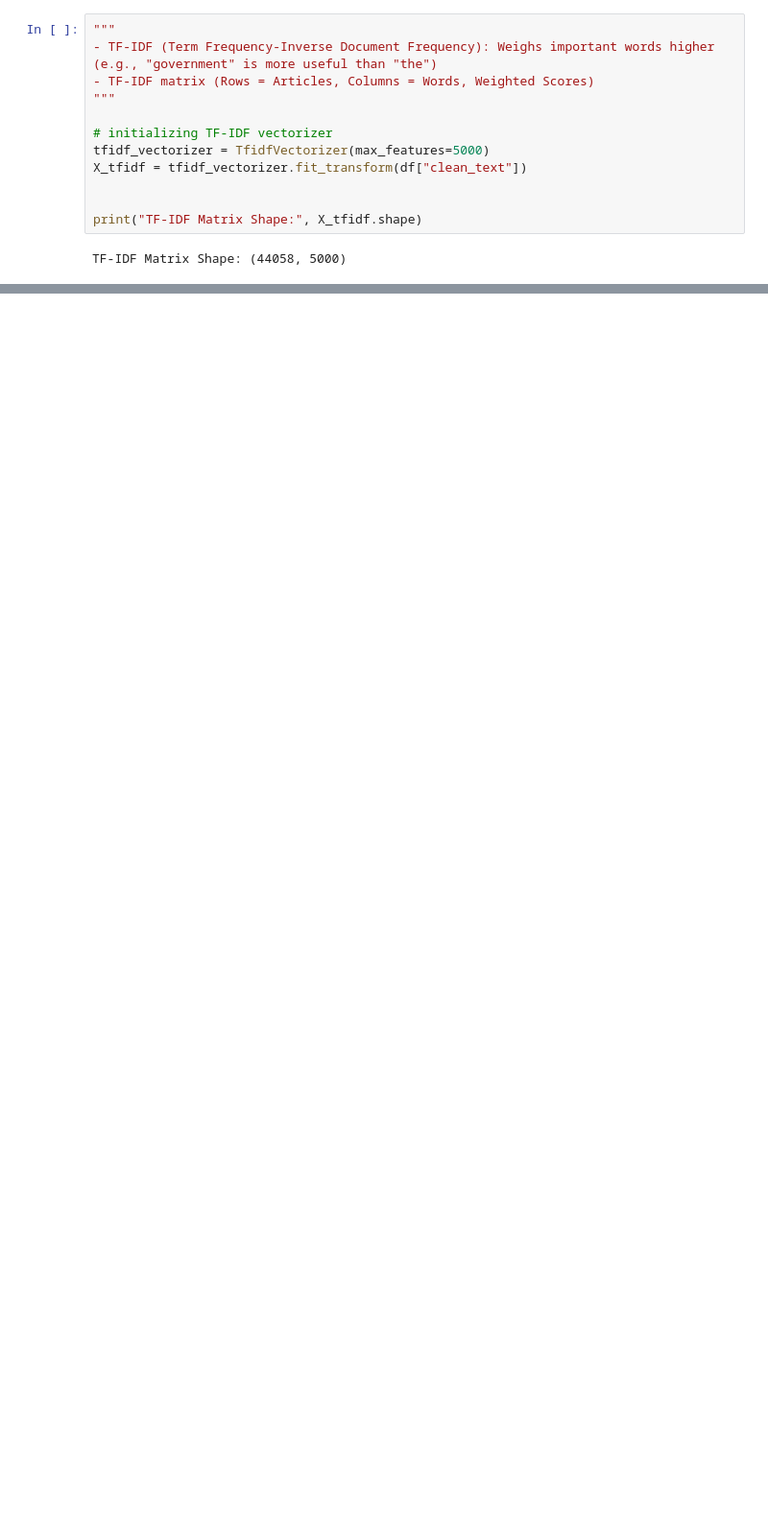
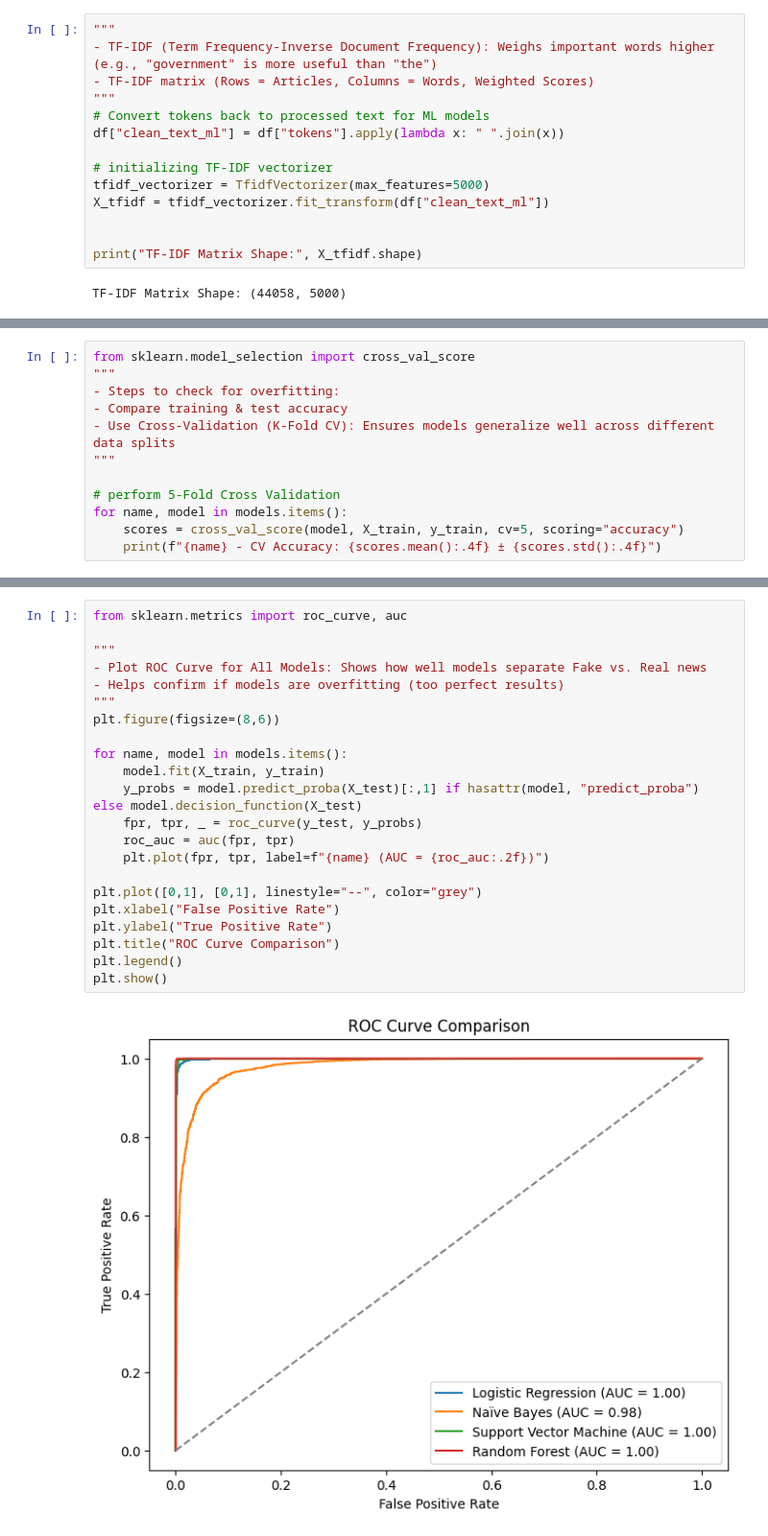
Before and after one commit to nikhil-reddy05/Fake-News-Detection, a Jupyter notebook: notebooks/fake-news-detection.ipynb, the cells around one changed output, grey strips where cells are left out. Shown at 96% size. Drawn from its saved outputs; the diff is of its cells as text; blank space fills up the shorter version.

Commit message:
models trained and tested.

```diff
--- a/notebooks/fake-news-detection.ipynb
+++ b/notebooks/fake-news-detection.ipynb
@@ -257,10 +271,12 @@ df["tokens"] = df["tokens"].apply(lambda x: [lemmatizer.lemmatize(word) for word
 - TF-IDF (Term Frequency-Inverse Document Frequency): Weighs important words higher (e.g., "government" is more useful than "the")
 - TF-IDF matrix (Rows = Articles, Columns = Words, Weighted Scores)
 """
+# Convert tokens back to processed text for ML models
+df["clean_text_ml"] = df["tokens"].apply(lambda x: " ".join(x))
 
 # initializing TF-IDF vectorizer
 tfidf_vectorizer = TfidfVectorizer(max_features=5000)
-X_tfidf = tfidf_vectorizer.fit_transform(df["clean_text"])
+X_tfidf = tfidf_vectorizer.fit_transform(df["clean_text_ml"])
 
 
 print("TF-IDF Matrix Shape:", X_tfidf.shape)
@@ -296,0 +349,12 @@ Word vector for 'news': [ 4.5017887e-02 -3.3195622e+00 -1.9642757e+00  1.0753310
+# %%
+from sklearn.model_selection import cross_val_score
+"""
+- Steps to check for overfitting:
+- Compare training & test accuracy
+- Use Cross-Validation (K-Fold CV): Ensures models generalize well across different data splits
+"""
+
+# perform 5-Fold Cross Validation
+for name, model in models.items():
+    scores = cross_val_score(model, X_train, y_train, cv=5, scoring="accuracy")
+    print(f"{name} - CV Accuracy: {scores.mean():.4f} ± {scores.std():.4f}")
@@ -296,0 +366,24 @@ Word vector for 'news': [ 4.5017887e-02 -3.3195622e+00 -1.9642757e+00  1.0753310
+# %%
+from sklearn.metrics import roc_curve, auc
+
+"""
+- Plot ROC Curve for All Models: Shows how well models separate Fake vs. Real news
+- Helps confirm if models are overfitting (too perfect results)
+"""
+plt.figure(figsize=(8,6))
+
+for name, model in models.items():
+    model.fit(X_train, y_train)
+    y_probs = model.predict_proba(X_test)[:,1] if hasattr(model, "predict_proba") else model.decision_function(X_test)
+    fpr, tpr, _ = roc_curve(y_test, y_probs)
+    roc_auc = auc(fpr, tpr)
+    plt.plot(fpr, tpr, label=f"{name} (AUC = {roc_auc:.2f})")
+
+plt.plot([0,1], [0,1], linestyle="--", color="grey")
+plt.xlabel("False Positive Rate")
+plt.ylabel("True Positive Rate")
+plt.title("ROC Curve Comparison")
+plt.legend()
+plt.show()
+# %% [output]
+[figure, added]
```
Also changed, not shown: parts of 20 cells of this notebook.
